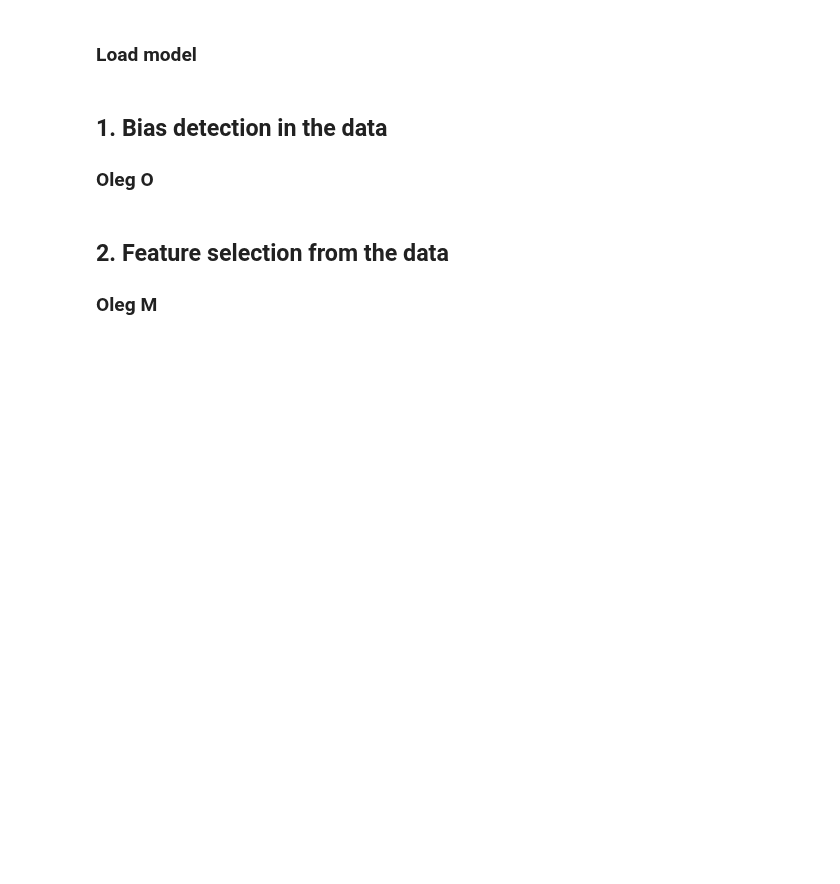
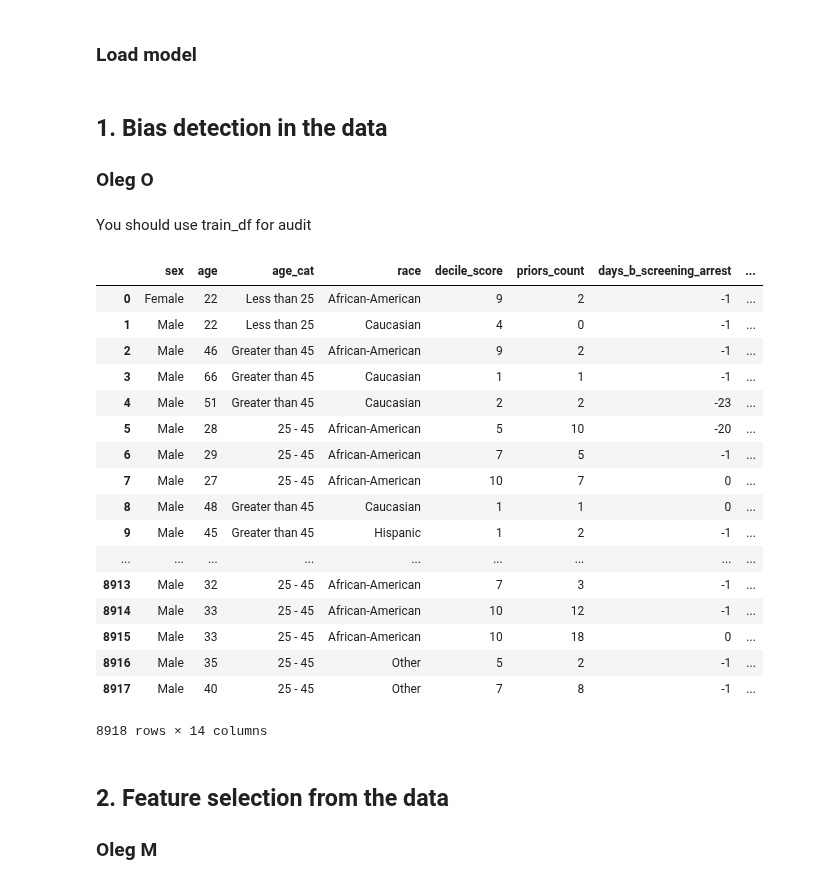
Before and after one commit to SanGreel/noble-model-audit, a Jupyter notebook: 3_recidivism_prediction_model_audit.ipynb, the cells around one changed output. Cells and saved outputs as stored; diff of their text form; code cells hidden in the pictures; blank space fills up the shorter version.

Commit message:
updated audit pipeline

```diff
--- a/3_recidivism_prediction_model_audit.ipynb
+++ b/3_recidivism_prediction_model_audit.ipynb
@@ -115,6 +115,29 @@ rfc = pickle.load(open(model_folder+'/'+model_file_name, 'rb'))
 ## 1. Bias detection in the data
 
 ### Oleg O
+# %% [markdown]
+You should use train_df for audit
+# %%
+train_df
+# %% [output]
+|  | sex | age | age_cat | race | decile_score | priors_count | days_b_screening_arrest | ... |
+| 0 | Female | 22 | Less than 25 | African-American | 9 | 2 | -1 | ... |
+| 1 | Male | 22 | Less than 25 | Caucasian | 4 | 0 | -1 | ... |
+| 2 | Male | 46 | Greater than 45 | African-American | 9 | 2 | -1 | ... |
+| 3 | Male | 66 | Greater than 45 | Caucasian | 1 | 1 | -1 | ... |
+| 4 | Male | 51 | Greater than 45 | Caucasian | 2 | 2 | -23 | ... |
+| 5 | Male | 28 | 25 - 45 | African-American | 5 | 10 | -20 | ... |
+| 6 | Male | 29 | 25 - 45 | African-American | 7 | 5 | -1 | ... |
+| 7 | Male | 27 | 25 - 45 | African-American | 10 | 7 | 0 | ... |
+| 8 | Male | 48 | Greater than 45 | Caucasian | 1 | 1 | 0 | ... |
+| 9 | Male | 45 | Greater than 45 | Hispanic | 1 | 2 | -1 | ... |
+| ... | ... | ... | ... | ... | ... | ... | ... | ... |
+| 8913 | Male | 32 | 25 - 45 | African-American | 7 | 3 | -1 | ... |
+| 8914 | Male | 33 | 25 - 45 | African-American | 10 | 12 | -1 | ... |
+| 8915 | Male | 33 | 25 - 45 | African-American | 10 | 18 | 0 | ... |
+| 8916 | Male | 35 | 25 - 45 | Other | 5 | 2 | -1 | ... |
+| 8917 | Male | 40 | 25 - 45 | Other | 7 | 8 | -1 | ... |
+8918 rows × 14 columns
 # %% [markdown]
 ## 2. Feature selection from the data
 
```
Also changed, not shown: parts of 4 cells of this notebook, 2 other files.
